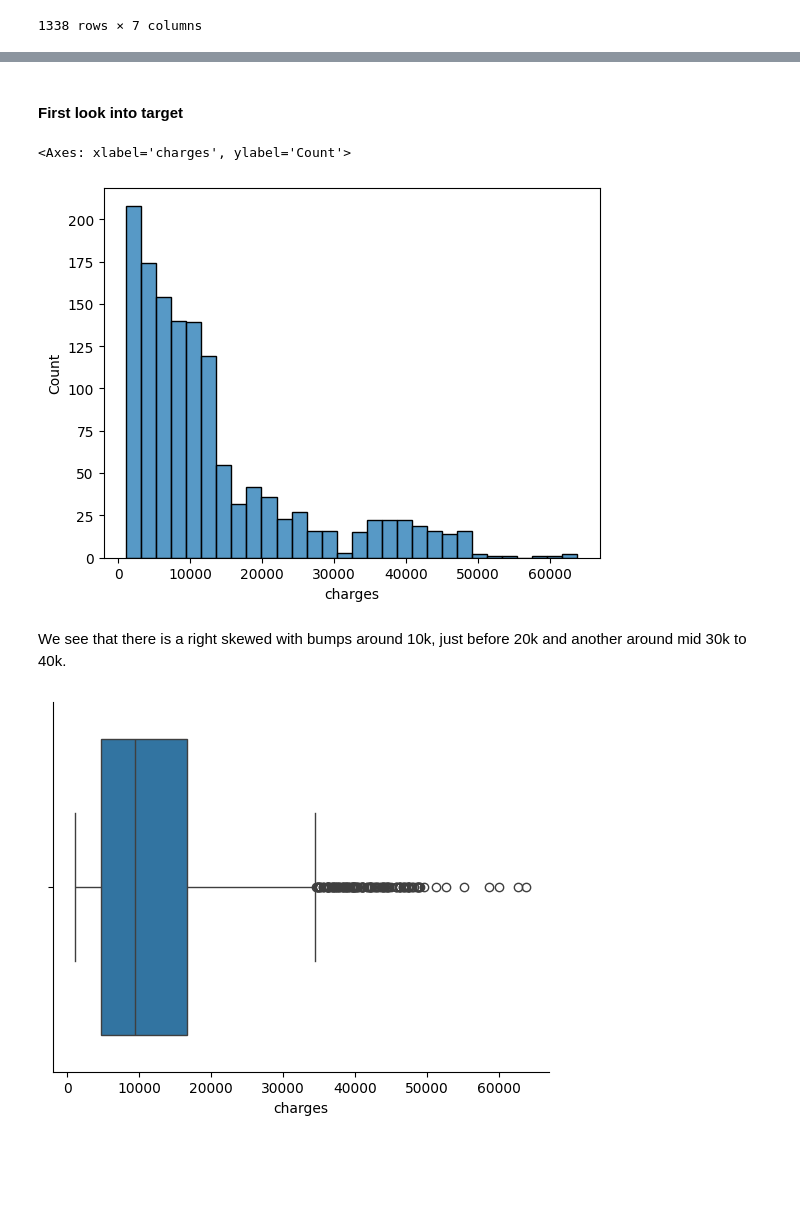
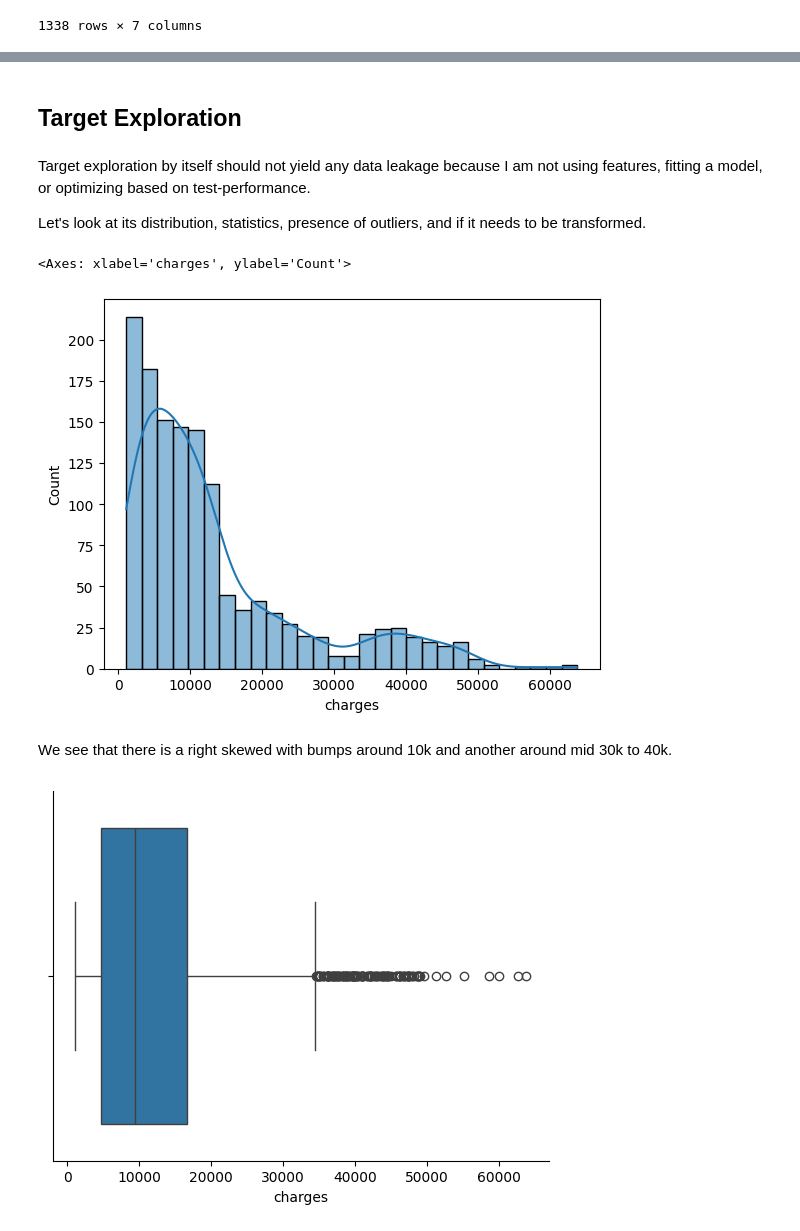
Before and after one commit to lokkenchan/linear_regression_001, a Jupyter notebook: notebooks/01_exploration.ipynb, the cells around one changed output, grey strips where cells are left out. Cells and saved outputs as stored; diff of their text form; code cells hidden in the pictures; blank space fills up the shorter version.

Commit message:
ordering of cleaning and EDA with data split

```diff
--- a/notebooks/01_exploration.ipynb
+++ b/notebooks/01_exploration.ipynb
@@ -48,10 +262,15 @@ There are 7 columns and 1338 rows. The target column is charges, and we have a m
 # %% [markdown]
-#### First look into target
+## Target Exploration
+# %% [markdown]
+Target exploration by itself should not yield any data leakage because I am not using features, fitting a model, or optimizing based on test-performance.
+
+Let's look at its distribution, statistics, presence of outliers, and if it needs to be transformed.
 # %%
-sns.histplot(y)
+# Histogram of target
+sns.histplot(y,kde=True)
 # %% [output]
 <Axes: xlabel='charges', ylabel='Count'>
-[figure, old version]
+[figure, new version]
 # %% [markdown]
-We see that there is a right skewed with bumps around 10k, just before 20k and another around mid 30k to 40k.
+We see that there is a right skewed with bumps around 10k and another around mid 30k to 40k.
 # %%
```
Also changed, not shown: parts of 94 cells of this notebook.
